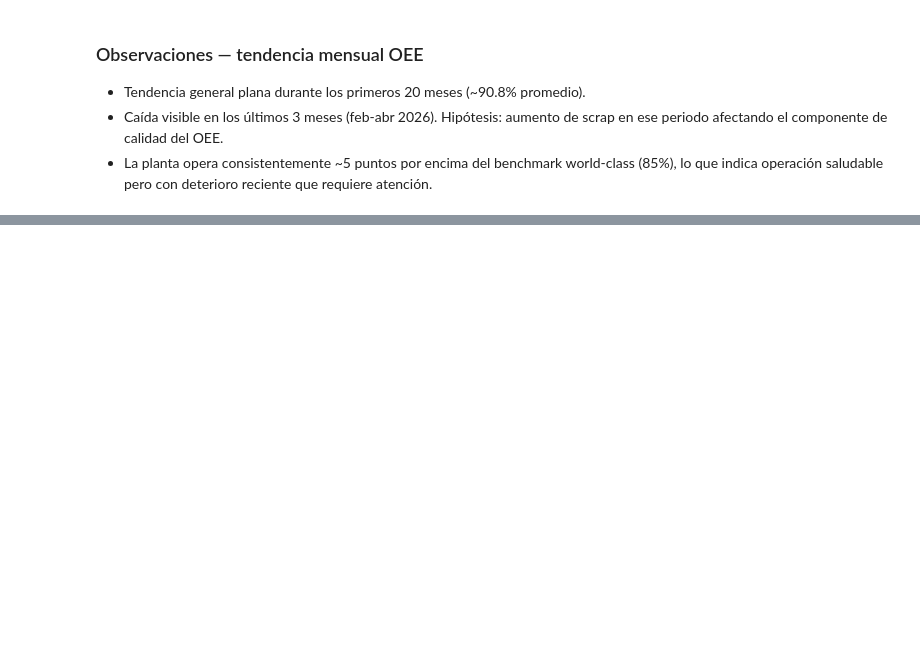
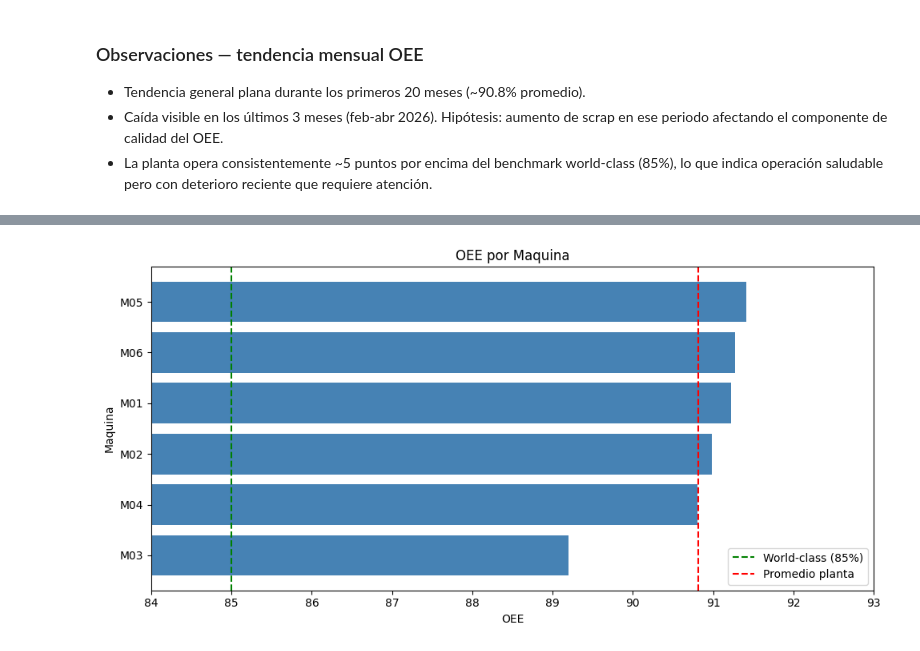
Before and after one commit to alevazto1-dev/portfolio-manufacturing-analytics, a Jupyter notebook: 01_proyecto_automotriz/notebooks/01_exploracion_inicial.ipynb, the cells around one changed output, grey strips where cells are left out. Cells and saved outputs as stored; diff of their text form; code cells hidden in the pictures; blank space fills up the shorter version.

Commit message:
feat(automotriz): grafico OEE por maquina barras horizontales

```diff
--- a/01_proyecto_automotriz/notebooks/01_exploracion_inicial.ipynb
+++ b/01_proyecto_automotriz/notebooks/01_exploracion_inicial.ipynb
@@ -674,0 +680,4 @@ plt.show()
+# %%
+oee_maquina = produccion.groupby('id_maquina')[['disponibilidad','rendimiento','calidad','oee']].mean() * 100
+oee_maquina = oee_maquina.round(2).sort_values('oee', ascending=True)
+oee_maquina
@@ -674,0 +693,22 @@ plt.show()
+# %%
+fig, ax = plt.subplots(figsize=(10, 5))
+
+ax.barh(
+    oee_maquina.index.tolist(),
+    oee_maquina['oee'].tolist(),
+    color='steelblue'
+)
+
+ax.axvline(x=85, color='green', linestyle='--', linewidth=1.5, label='World-class (85%)')
+ax.axvline(x=oee_maquina['oee'].mean(), color='red', linestyle='--', linewidth=1.5, label='Promedio planta')
+
+ax.set_title("OEE por Maquina")
+ax.set_xlabel("OEE")
+ax.set_ylabel("Maquina")
+ax.set_xlim(84, 93)
+ax.legend()
+
+plt.tight_layout()
+plt.show()
+# %% [output]
+[figure, added]
```
Also changed, not shown: parts of 3 cells of this notebook.
